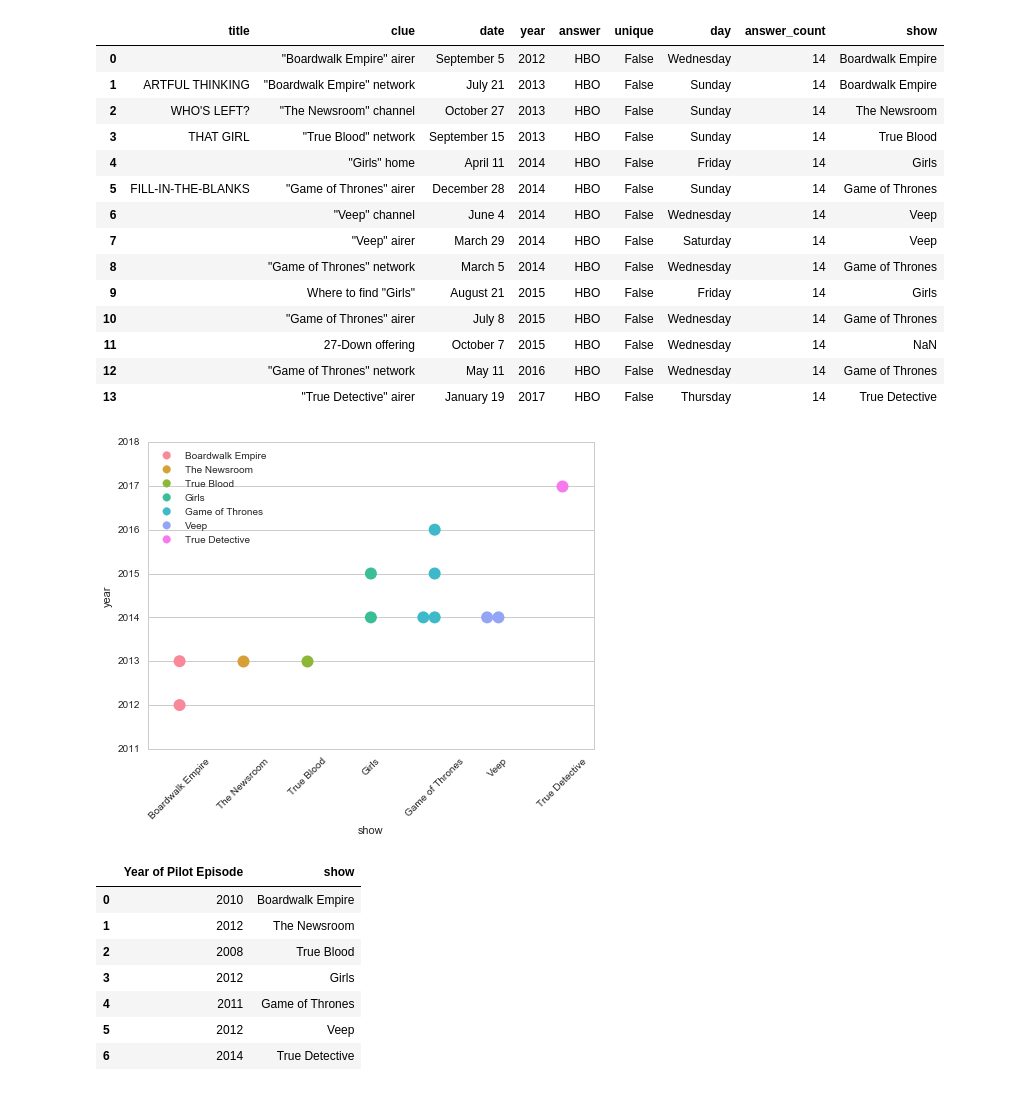
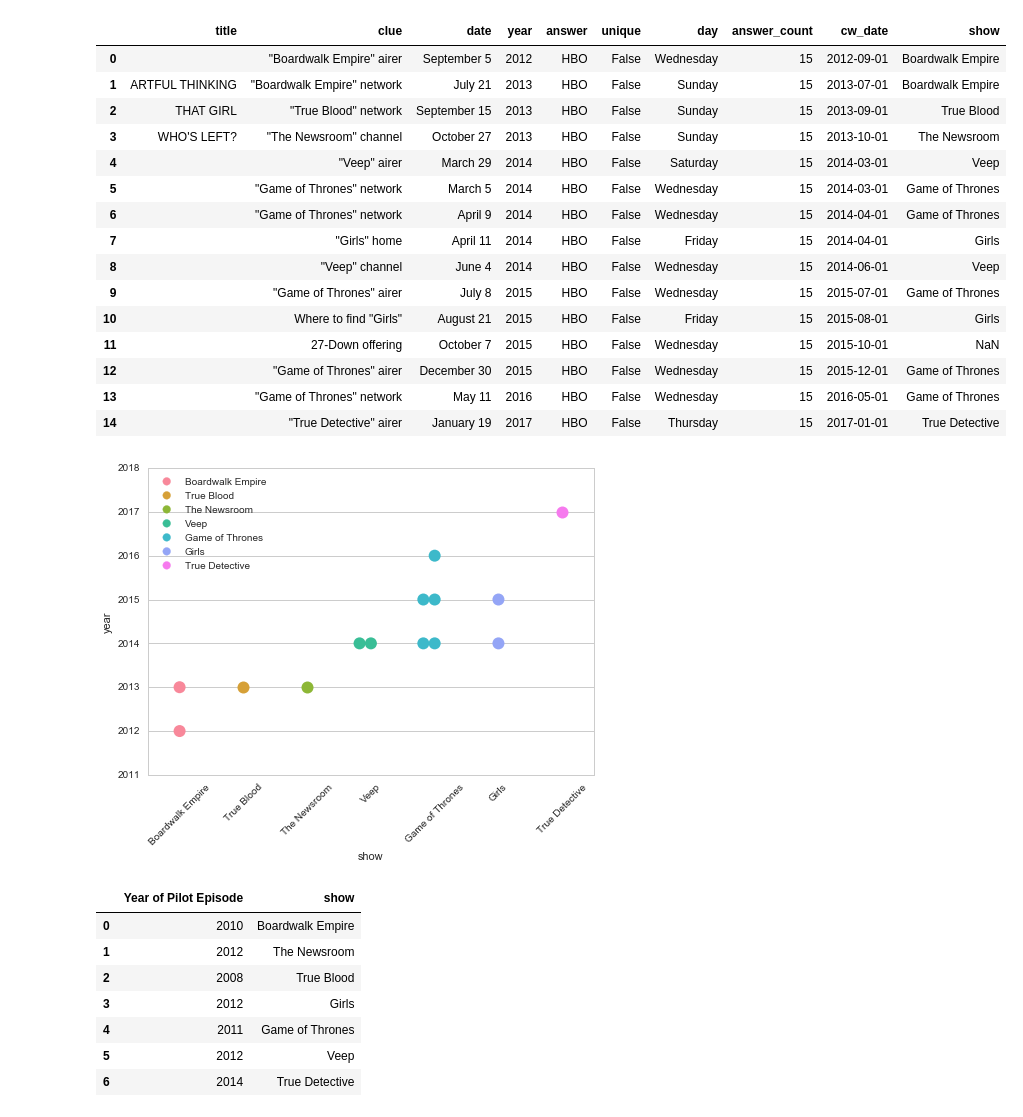
Before and after one commit to nycdatasci/bootcamp009_project, a Jupyter notebook: Project2-WebScraping/Rachelkogan/cw/HBO graph.ipynb, the cells around one changed output. Saved outputs shown, nothing was run; the diff lists cells and outputs as text; code cells hidden in the pictures.

```diff
--- a/Project2-WebScraping/Rachelkogan/cw/HBO graph.ipynb
+++ b/Project2-WebScraping/Rachelkogan/cw/HBO graph.ipynb
@@ -21,25 +24,50 @@ cw.head()
+# %%
+
+#convert to date format
+def monthToNum(mon):
+    return{
+        'January' : 1,
+        'February' : 2,
+        'March' : 3,
+        'April' : 4,
+        'May' : 5,
+        'June' : 6,
+        'July' : 7,
+        'August' : 8,
+        'September' : 9,
+        'October' : 10,
+        'November' : 11,
+        'December' : 12
+    }[mon]
+
+def cw_date(x):
+    space, mon, day = re.split(' ', x['date'].rstrip())
+    return datetime.date(int(x['year']), monthToNum(mon), 1)
+
+cw['cw_date']=cw.apply(cw_date, axis=1)
 # %%
-HBO = cw[(cw['answer']=='HBO')].sort_values(['year', 'date']).reset_index(drop=True)
+HBO = cw[(cw['answer']=='HBO')].sort_values(['cw_date']).reset_index(drop=True)
 
-HBO['show'] = ["Boardwalk Empire", "Boardwalk Empire", "The Newsroom", "True Blood", "Girls", "Game of Thrones", "Veep",
-               "Veep", "Game of Thrones", "Girls", "Game of Thrones", np.nan, "Game of Thrones", "True Detective"]
+HBO['show'] = ["Boardwalk Empire", "Boardwalk Empire", "True Blood", "The Newsroom", "Veep", "Game of Thrones", "Game of Thrones",
+               "Girls", "Veep", "Game of Thrones", "Girls", np.nan, "Game of Thrones", "Game of Thrones", "True Detective"]
 HBO
 # %% [output]
-|  | title | clue | date | year | answer | unique | day | answer_count | show |
-| 0 |  | "Boardwalk Empire" airer | September 5 | 2012 | HBO | False | Wednesday | 14 | Boardwalk Empire |
-| 1 | ARTFUL THINKING | "Boardwalk Empire" network | July 21 | 2013 | HBO | False | Sunday | 14 | Boardwalk Empire |
-| 2 | WHO'S LEFT? | "The Newsroom" channel | October 27 | 2013 | HBO | False | Sunday | 14 | The Newsroom |
-| 3 | THAT GIRL | "True Blood" network | September 15 | 2013 | HBO | False | Sunday | 14 | True Blood |
-| 4 |  | "Girls" home | April 11 | 2014 | HBO | False | Friday | 14 | Girls |
-| 5 | FILL-IN-THE-BLANKS | "Game of Thrones" airer | December 28 | 2014 | HBO | False | Sunday | 14 | Game of Thrones |
-| 6 |  | "Veep" channel | June 4 | 2014 | HBO | False | Wednesday | 14 | Veep |
-| 7 |  | "Veep" airer | March 29 | 2014 | HBO | False | Saturday | 14 | Veep |
-| 8 |  | "Game of Thrones" network | March 5 | 2014 | HBO | False | Wednesday | 14 | Game of Thrones |
-| 9 |  | Where to find "Girls" | August 21 | 2015 | HBO | False | Friday | 14 | Girls |
-| 10 |  | "Game of Thrones" airer | July 8 | 2015 | HBO | False | Wednesday | 14 | Game of Thrones |
-| 11 |  | 27-Down offering | October 7 | 2015 | HBO | False | Wednesday | 14 | NaN |
-| 12 |  | "Game of Thrones" network | May 11 | 2016 | HBO | False | Wednesday | 14 | Game of Thrones |
-| 13 |  | "True Detective" airer | January 19 | 2017 | HBO | False | Thursday | 14 | True Detective |
+|  | title | clue | date | year | answer | unique | day | answer_count | cw_date | show |
+| 0 |  | "Boardwalk Empire" airer | September 5 | 2012 | HBO | False | Wednesday | 15 | 2012-09-01 | Boardwalk Empire |
+| 1 | ARTFUL THINKING | "Boardwalk Empire" network | July 21 | 2013 | HBO | False | Sunday | 15 | 2013-07-01 | Boardwalk Empire |
+| 2 | THAT GIRL | "True Blood" network | September 15 | 2013 | HBO | False | Sunday | 15 | 2013-09-01 | True Blood |
+| 3 | WHO'S LEFT? | "The Newsroom" channel | October 27 | 2013 | HBO | False | Sunday | 15 | 2013-10-01 | The Newsroom |
+| 4 |  | "Veep" airer | March 29 | 2014 | HBO | False | Saturday | 15 | 2014-03-01 | Veep |
+| 5 |  | "Game of Thrones" network | March 5 | 2014 | HBO | False | Wednesday | 15 | 2014-03-01 | Game of Thrones |
+| 6 |  | "Game of Thrones" network | April 9 | 2014 | HBO | False | Wednesday | 15 | 2014-04-01 | Game of Thrones |
+| 7 |  | "Girls" home | April 11 | 2014 | HBO | False | Friday | 15 | 2014-04-01 | Girls |
+| 8 |  | "Veep" channel | June 4 | 2014 | HBO | False | Wednesday | 15 | 2014-06-01 | Veep |
+| 9 |  | "Game of Thrones" airer | July 8 | 2015 | HBO | False | Wednesday | 15 | 2015-07-01 | Game of Thrones |
+| 10 |  | Where to find "Girls" | August 21 | 2015 | HBO | False | Friday | 15 | 2015-08-01 | Girls |
+| 11 |  | 27-Down offering | October 7 | 2015 | HBO | False | Wednesday | 15 | 2015-10-01 | NaN |
+| 12 |  | "Game of Thrones" airer | December 30 | 2015 | HBO | False | Wednesday | 15 | 2015-12-01 | Game of Thrones |
+| 13 |  | "Game of Thrones" network | May 11 | 2016 | HBO | False | Wednesday | 15 | 2016-05-01 | Game of Thrones |
+| 14 |  | "True Detective" airer | January 19 | 2017 | HBO | False | Thursday | 15 | 2017-01-01 | True Detective |
 # %%
 sns.set(style="whitegrid", palette="muted")
 from matplotlib.ticker import ScalarFormatter, FormatStrFormatter
@@ -55,7 +83,7 @@ plt.xticks(rotation=45)
 
 plt.show()
 # %% [output]
-[figure, old version]
+[figure, new version]
 # %%
 HBO_Shows = pd.DataFrame({'show': ['Boardwalk Empire', 'The Newsroom', 'True Blood','Girls',
                                    'Game of Thrones', 'Veep', 'True Detective'],
```
Also changed, not shown: parts of 8 cells of this notebook, 15 other files.
